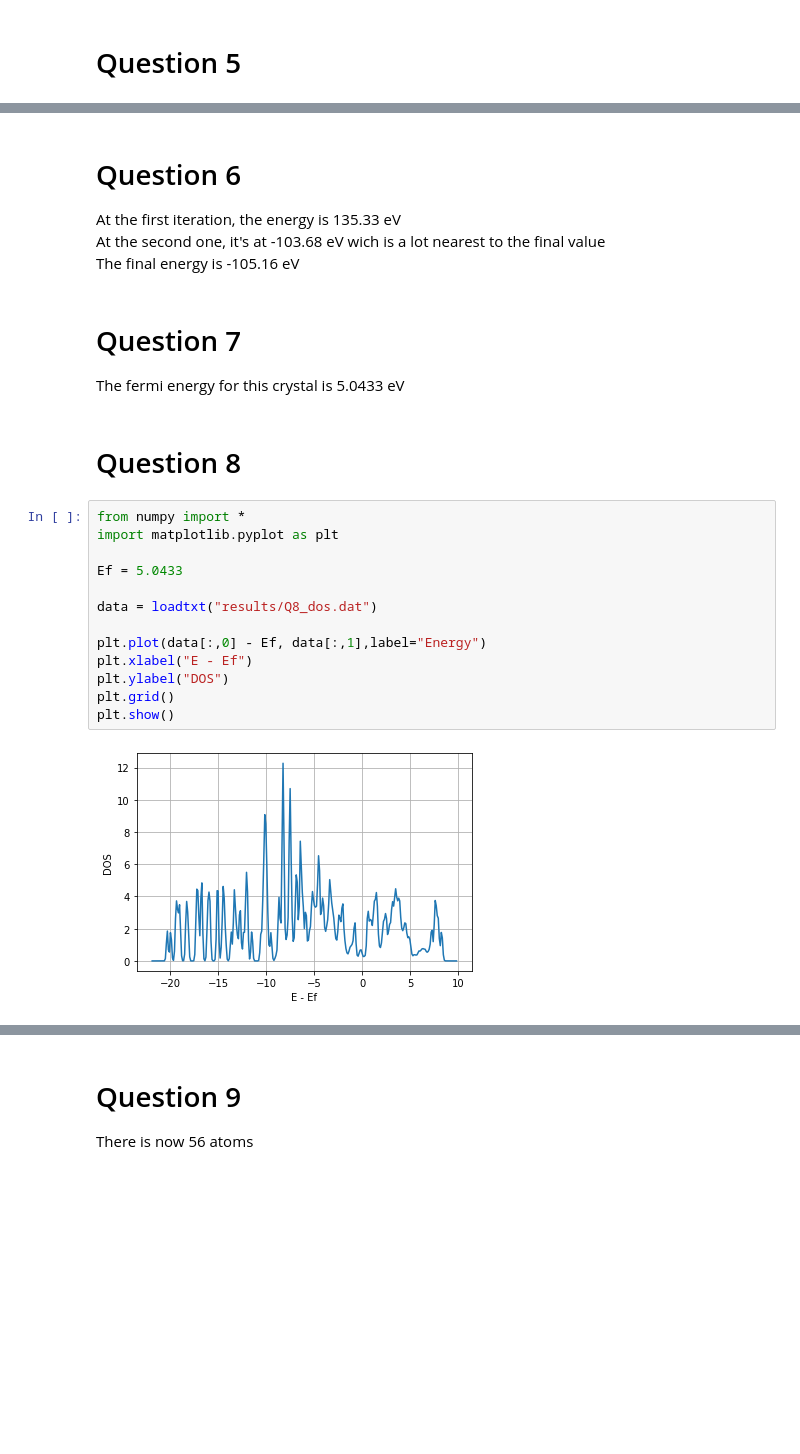
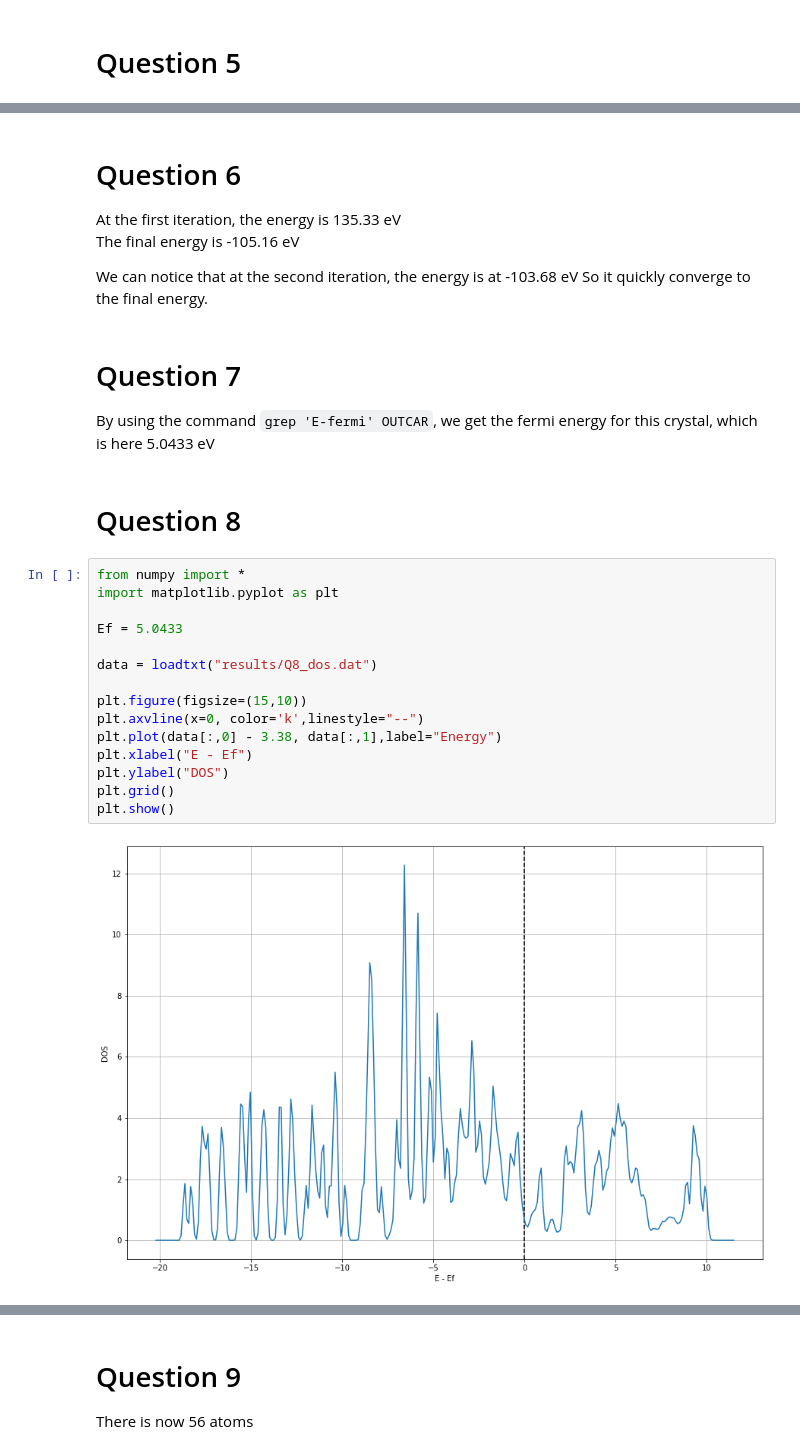
Before and after one commit to LeiRoF/M1-TP-Solid-State, a Jupyter notebook: TP2/Report_TP2.ipynb, the cells around one changed output, grey strips where cells are left out. Cells and saved outputs as stored; diff of their text form; blank space fills up the shorter version.

```diff
--- a/TP2/Report_TP2.ipynb
+++ b/TP2/Report_TP2.ipynb
@@ -39,26 +37,29 @@ There was 50 ionic iteration.
 # Question 6
 
 At the first iteration, the energy is 135.33 eV\
-At the second one, it's at -103.68 eV wich is a lot nearest to the final value\
 The final energy is -105.16 eV
+
+We can notice that at the second iteration, the energy is at -103.68 eV So it quickly converge to the final energy.
 # %% [markdown]
 # Question 7
 
-The fermi energy for this crystal is 5.0433 eV
+By using the command `grep 'E-fermi' OUTCAR`, we get the fermi energy for this crystal, which is here 5.0433 eV
 # %% [markdown]
 # Question 8
 # %%
 from numpy import *
 import matplotlib.pyplot as plt
 
 Ef = 5.0433
 
 data = loadtxt("results/Q8_dos.dat")
 
-plt.plot(data[:,0] - Ef, data[:,1],label="Energy")
+plt.figure(figsize=(15,10))
+plt.axvline(x=0, color='k',linestyle="--")
+plt.plot(data[:,0] - 3.38, data[:,1],label="Energy")
 plt.xlabel("E - Ef")
 plt.ylabel("DOS")
 plt.grid()
 plt.show()
 # %% [output]
-[figure, old version]
+[figure, new version]
```
Also changed, not shown: parts of 9 cells of this notebook, 1 other file.
